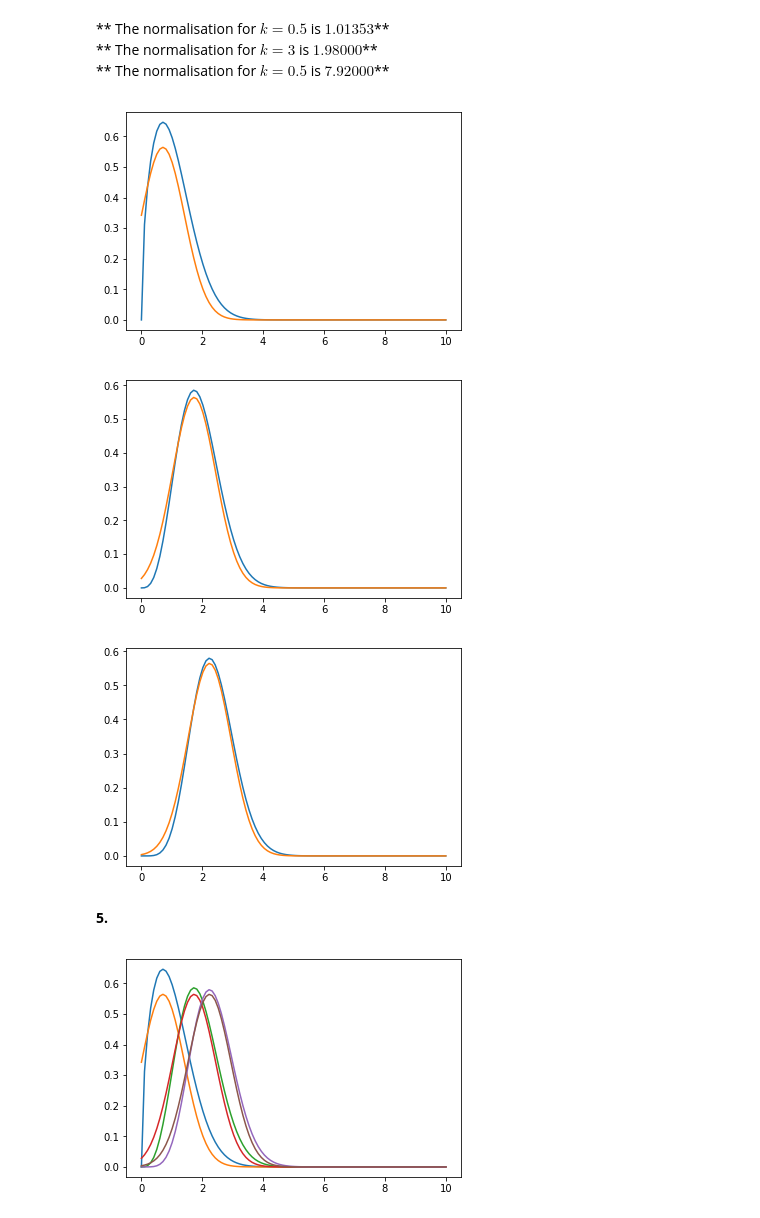
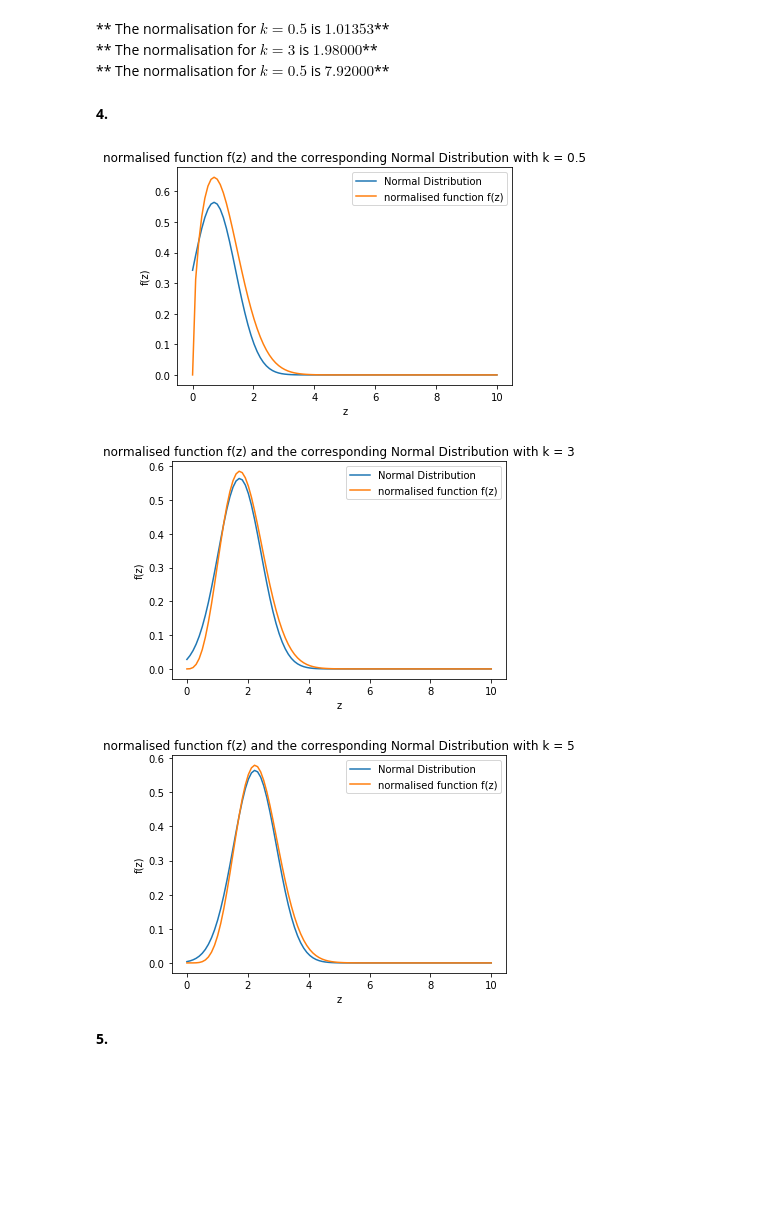
Before and after one commit to yifeiacc/Synchronize, a Jupyter notebook: ML_ass1/assigment1.ipynb, the cells around one changed output. Cells and saved outputs as stored; diff of their text form; code cells hidden in the pictures; blank space fills up the shorter version.

```diff
--- a/ML_ass1/assigment1.ipynb
+++ b/ML_ass1/assigment1.ipynb
@@ -370,12 +443,9 @@ def prediction(x,rho_j0,rho_j1,u,k=1):
 # %%
 rho_j0,rho_j1,u = MAP(X_train,Y_train,2)
 result1 = []
-result2 = []
-a= np.exp(prediction(X_test[1],rho_j0,rho_j1,u,k=1))
-b =np.exp(prediction(X_test[1],rho_j0,rho_j1,u,k=0))
-print(a,b)
+result0 = []
 for x in X_test:
     result1.append(prediction(x,rho_j0,rho_j1,u,k=1))
-    result2.append(prediction(x,rho_j0,rho_j1,u,k=0))
-a1 = np.array(result1)
-a2 = np.array(result2)
+    result0.append(prediction(x,rho_j0,rho_j1,u,k=0))
+log_p_1 = np.array(result1)
+log_p_0 = np.array(result0)
@@ -690,6 +768,8 @@ print(Num_approx(10,100,5))
 ** The normalisation for $k = 0.5$ is $1.01353$**
 ** The normalisation for $k = 3$ is $1.98000$**
 ** The normalisation for $k = 0.5$ is $7.92000$**
+# %% [markdown]
+**4.**
 # %%
 def f_norm(z,k):
     return np.array(list(map(lambda x: (x**k)*math.exp(-x**2/2),z)))/Num_approx(10,100,k)
@@ -699,44 +779,38 @@ x= np.linspace(0, 10, num=100)
 # %%
 y_norm_05 = f_norm(x,0.5)
 y_Lap_05 = Lap_approx(x,0.5)
+plt.plot(x,y_Lap_05)
 plt.plot(x,y_norm_05)
-plt.plot(x,y_Lap_05)
+plt.xlabel('z')
+plt.ylabel('f(z)')
+plt.title('normalised function f(z) and the corresponding Normal Distribution with k = 0.5')
+plt.legend(['Normal Distribution', 'normalised function f(z)'])
 plt.show()
 # %% [output]
-[figure, old version]
+[figure, new version]
 # %%
 y_norm_3 = f_norm(x,3)
 y_Lap_3 = Lap_approx(x,3)
+plt.plot(x,y_Lap_3)
 plt.plot(x,y_norm_3)
-plt.plot(x,y_Lap_3)
+plt.xlabel('z')
+plt.ylabel('f(z)')
+plt.title('normalised function f(z) and the corresponding Normal Distribution with k = 3')
+plt.legend(['Normal Distribution', 'normalised function f(z)'])
 plt.show()
 # %% [output]
-[figure, old version]
+[figure, new version]
 # %%
 y_norm_5 = f_norm(x,5)
 y_Lap_5 = Lap_approx(x,5)
+plt.plot(x,y_Lap_5)
 plt.plot(x,y_norm_5)
-plt.plot(x,y_Lap_5)
+plt.xlabel('z')
+plt.ylabel('f(z)')
+plt.title('normalised function f(z) and the corresponding Normal Distribution with k = 5')
+plt.legend(['Normal Distribution', 'normalised function f(z)'])
 plt.show()
 # %% [output]
-[figure, old version]
+[figure, new version]
 # %% [markdown]
 **5.**
-# %%
-y_norm_05 = f_norm(x,0.5)
-y_Lap_05 = Lap_approx(x,0.5)
-plt.plot(x,y_norm_05)
-plt.plot(x,y_Lap_05)
-
-y_norm_3 = f_norm(x,3)
-y_Lap_3 = Lap_approx(x,3)
-plt.plot(x,y_norm_3)
-plt.plot(x,y_Lap_3)
-
-y_norm_5 = f_norm(x,5)
-y_Lap_5 = Lap_approx(x,5)
-plt.plot(x,y_norm_5)
-plt.plot(x,y_Lap_5)
-plt.show()
-# %% [output]
-[figure, removed]
```
Also changed, not shown: parts of 27 cells of this notebook.
